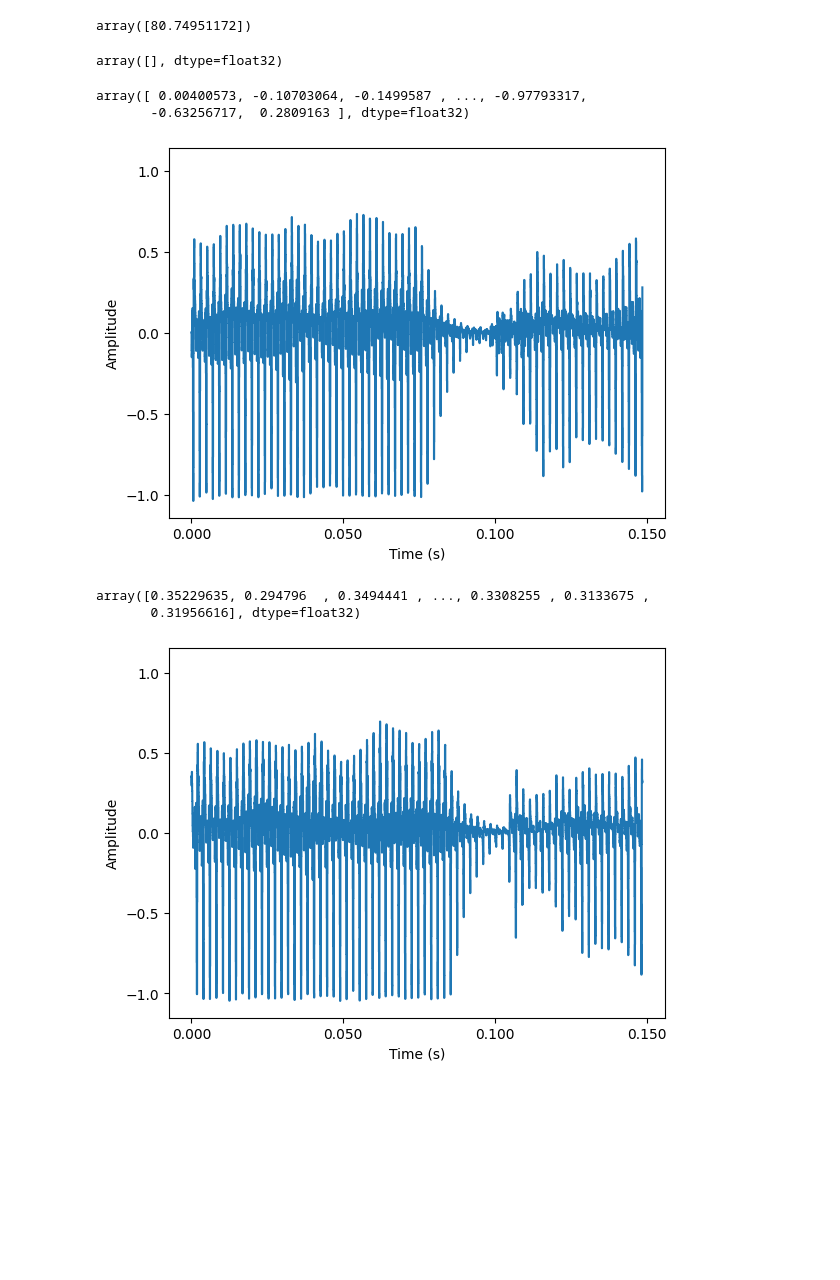
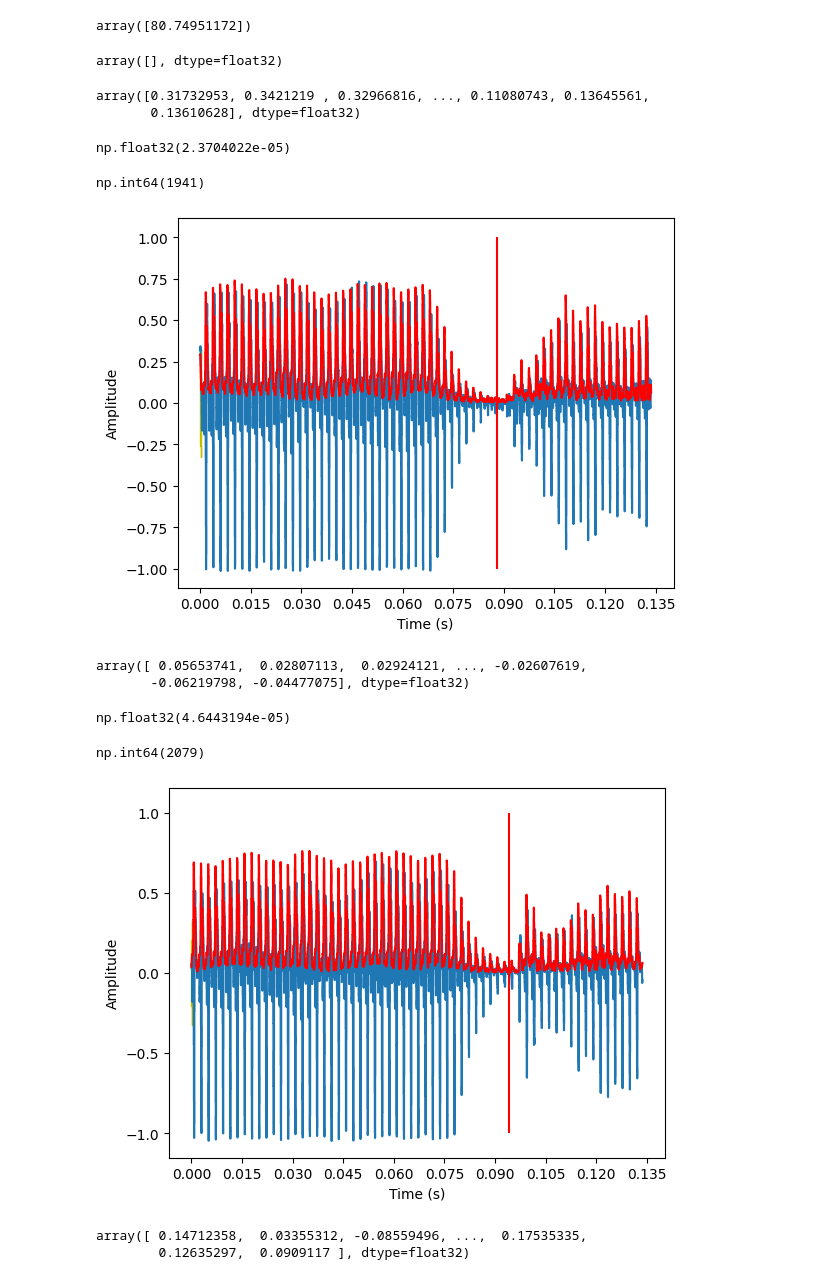
Before and after one commit to pchitiveli/dootdoot, a Jupyter notebook: segmentation.ipynb, the cells around one changed output. Drawn from its saved outputs; the diff is of its cells as text; code cells hidden in the pictures; blank space fills up the shorter version.

Commit message:
Finds bounds correctly for first trumpet test

```diff
--- a/segmentation.ipynb
+++ b/segmentation.ipynb
@@ -40,42 +40,60 @@ display(tempo)
 array([80.74951172])
 # %%
 import matplotlib.pyplot as plt
-from scipy.signal import savgol_filter
-
-# y_smooth = savgol_filter(y, 51, 3)
+from scipy.interpolate import UnivariateSpline
 
 y_diff = []
 search_intervals = []
 
 y_slices = []
 
-beats = 3
+beats = 9
+
+# convolution
+window_size = 5
+window = np.ones(window_size) / window_size
+y_smooth = np.convolve(abs(y), window, mode='valid')
 
 for i in range(beats):
     samples_per_beat = (60 / tempo) * sr
     baseline = (60 / tempo) * i
-    search_interval = (baseline * sr) + [-samples_per_beat * 0.1, samples_per_beat * 0.1]
+    search_interval = (baseline * sr) + [-samples_per_beat * 0.09, samples_per_beat * 0.09]
 
     lower_bound = int(search_interval[0][0])
     upper_bound = int(search_interval[1][0])
 
+    y_slice1 = y_smooth[lower_bound:upper_bound]
     y_slice = y[lower_bound:upper_bound]
     display(y_slice)
 
     if len(y_slice) > 0:
+        display(min(abs(y_slice)))
+
+        index = np.where(abs(y_slice1) == min(abs(y_slice1)))[0][0]
+        display(index)
+
         plt.figure()
         librosa.display.waveshow(y_slice, sr=sr)
+        librosa.display.waveshow(abs(y_slice1), sr=sr, color='r')
+        librosa.display.waveshow(rms, sr=sr, color='y', max_points=100)
         plt.xlabel('Time (s)')
         plt.ylabel('Amplitude')
+        plt.vlines(index / sr, -1, 1, color='r')
         plt.show()
 
     search_intervals.append(search_interval)
     # display(search_interval / sr)
 # %% [output]
 array([], dtype=float32)
-array([ 0.00400573, -0.10703064, -0.1499587 , ..., -0.97793317,
-       -0.63256717,  0.2809163 ], dtype=float32)
+array([0.31732953, 0.3421219 , 0.32966816, ..., 0.11080743, 0.13645561,
+       0.13610628], dtype=float32)
+np.float32(2.3704022e-05)
+np.int64(1941)
-[figure, old version]
+[figure, new version]
-array([0.35229635, 0.294796  , 0.3494441 , ..., 0.3308255 , 0.3133675 ,
-       0.31956616], dtype=float32)
+array([ 0.05653741,  0.02807113,  0.02924121, ..., -0.02607619,
+       -0.06219798, -0.04477075], dtype=float32)
+np.float32(4.6443194e-05)
+np.int64(2079)
-[figure, old version]
+[figure, new version]
+array([ 0.14712358,  0.03355312, -0.08559496, ...,  0.17535335,
+        0.12635297,  0.0909117 ], dtype=float32)
```
Also changed, not shown: parts of 4 cells of this notebook.
